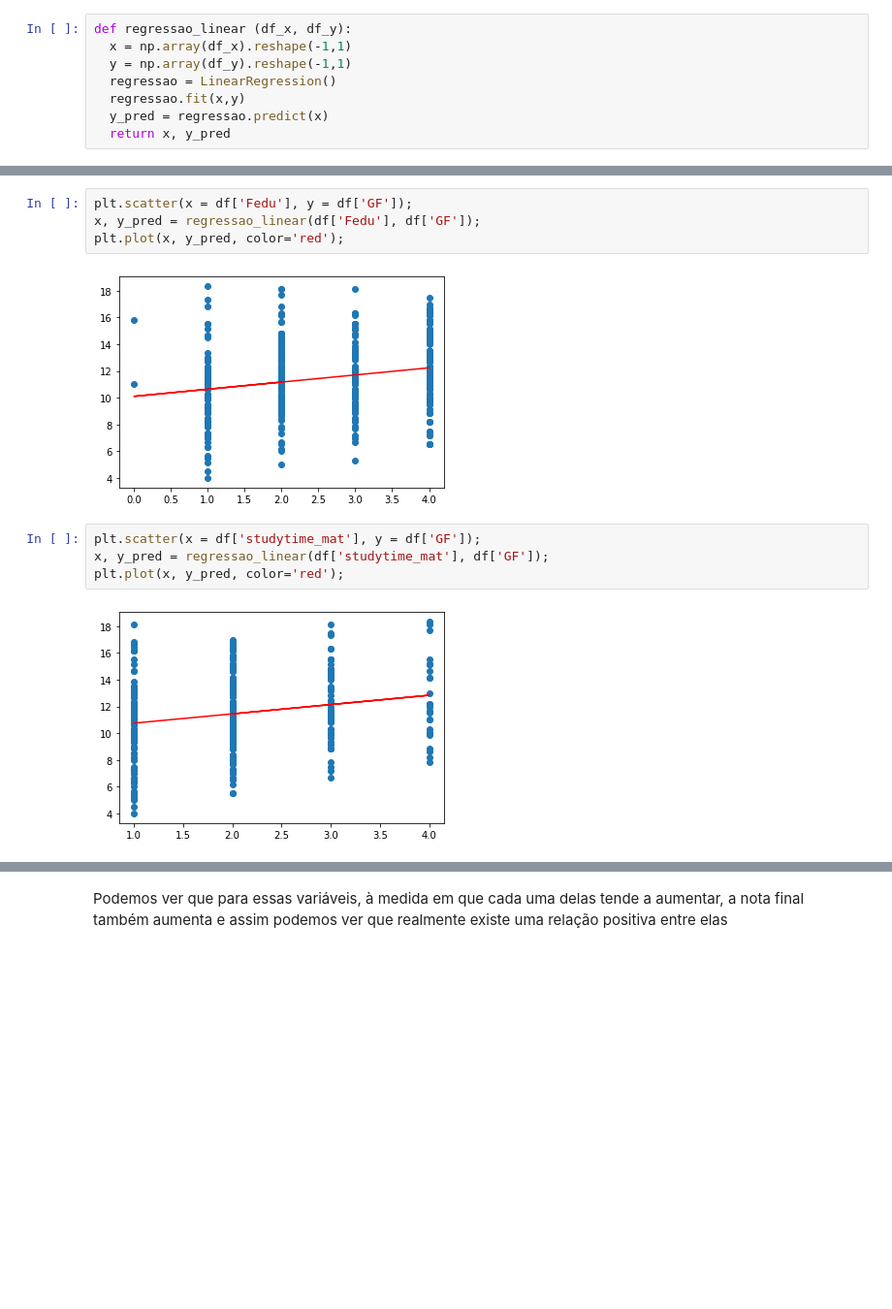
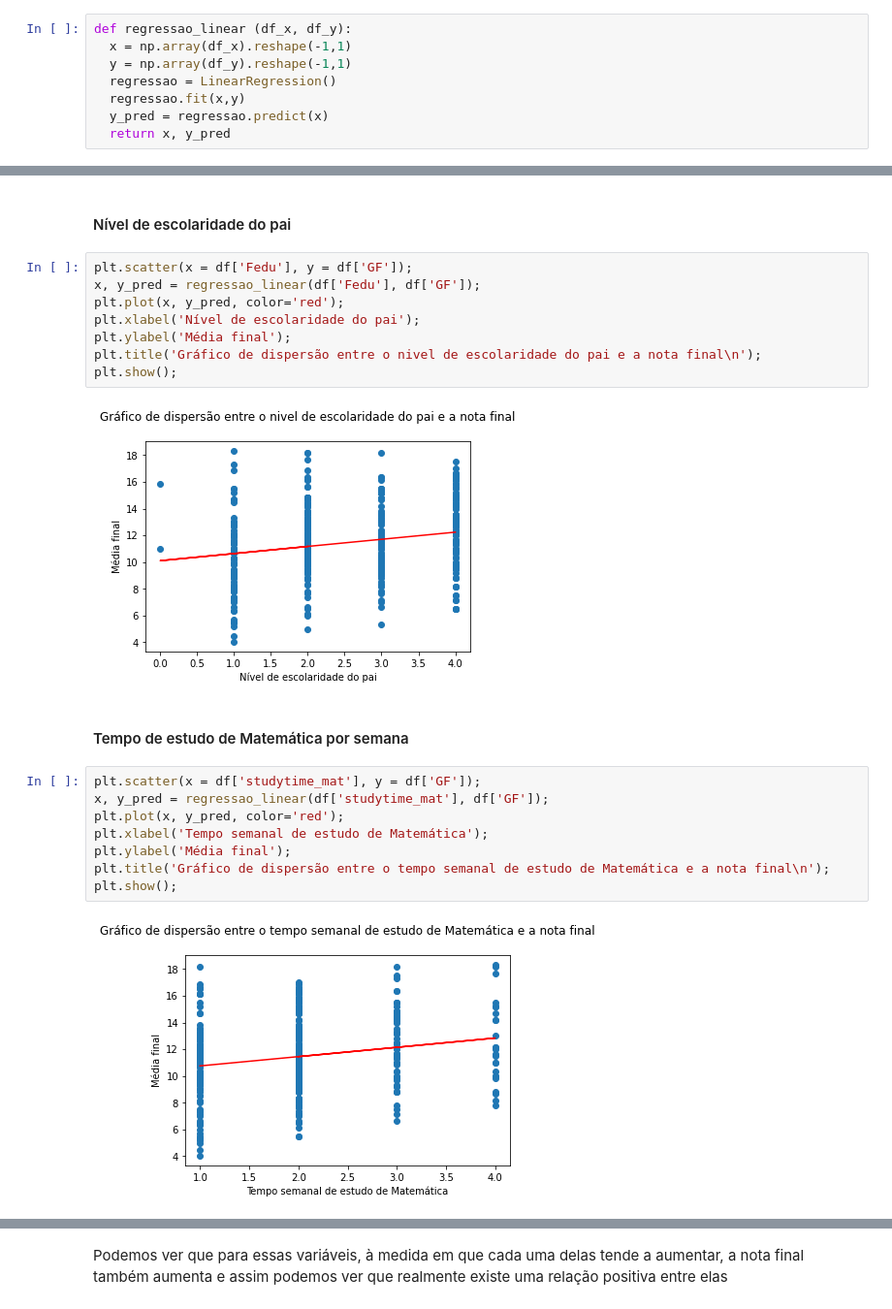
Before and after one commit to shl0mo/DataAnalysis_Students-Pandas, a Jupyter notebook: Estudantes.ipynb, the cells around one changed output, grey strips where cells are left out. Shown: that part at 97% size. Saved outputs shown, nothing was run; the diff lists cells and outputs as text; blank space fills up the shorter version.

Commit message:
Descrição dos gráficos de dispersão

```diff
--- a/Estudantes.ipynb
+++ b/Estudantes.ipynb
@@ -496,15 +502,27 @@ plt.plot(x, y_pred, color='red');
+# %% [markdown]
+#### Nível de escolaridade do pai
 # %%
 plt.scatter(x = df['Fedu'], y = df['GF']);
 x, y_pred = regressao_linear(df['Fedu'], df['GF']);
 plt.plot(x, y_pred, color='red');
+plt.xlabel('Nível de escolaridade do pai');
+plt.ylabel('Média final');
+plt.title('Gráfico de dispersão entre o nivel de escolaridade do pai e a nota final\n');
+plt.show();
 # %% [output]
-[figure, old version]
+[figure, new version]
+# %% [markdown]
+#### Tempo de estudo de Matemática por semana
 # %%
 plt.scatter(x = df['studytime_mat'], y = df['GF']);
 x, y_pred = regressao_linear(df['studytime_mat'], df['GF']);
 plt.plot(x, y_pred, color='red');
+plt.xlabel('Tempo semanal de estudo de Matemática');
+plt.ylabel('Média final');
+plt.title('Gráfico de dispersão entre o tempo semanal de estudo de Matemática e a nota final\n');
+plt.show();
 # %% [output]
-[figure, old version]
+[figure, new version]
 # %%
 plt.scatter(x = df['studytime_por'], y = df['GF']);
 x, y_pred = regressao_linear(df['studytime_por'], df['GF']);
```
Also changed, not shown: parts of 18 cells of this notebook.
